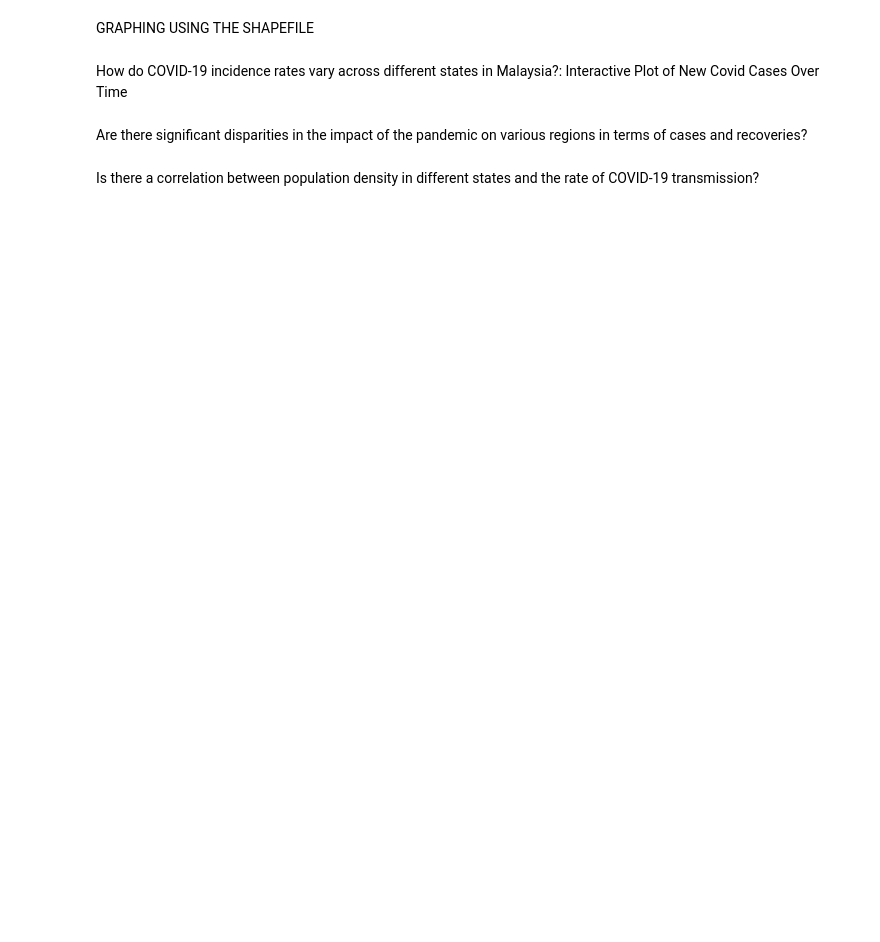
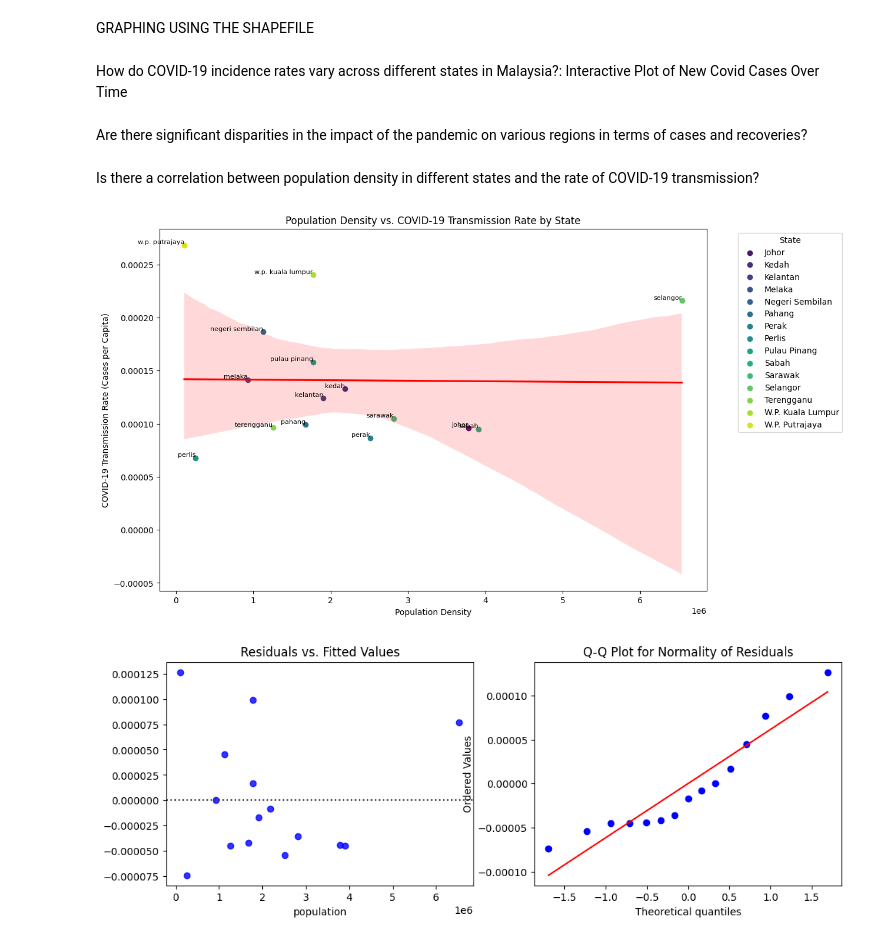
Before and after one commit to Fall23-DSCI-510/final-project-monabr4, a Jupyter notebook: results/graphing.ipynb, the cells around one changed output. Drawn from its saved outputs; the diff is of its cells as text; code cells hidden in the pictures; blank space fills up the shorter version.

```diff
--- a/results/graphing.ipynb
+++ b/results/graphing.ipynb
@@ -225,4 +193,47 @@ m.add_child(color_scale)
 m.save("/Users/mona/final-project-monabr4/results/recovered_rate_map.html")
 # %% [markdown]
 Is there a correlation between population density in different states and the rate of COVID-19 transmission?
+# %%
+selected_columns = ['state', 'population', 'cases_new_per_capita']
+data_to_plot = final_covid_data[selected_columns]
+
+mean_data = data_to_plot.groupby('state').mean()
+
+plt.figure(figsize=(12, 8))
+palette = sns.color_palette('viridis', len(mean_data))
+
+for i, (state, row) in enumerate(mean_data.iterrows()):
+    color = palette[i]
+    plt.scatter(row['population'], row['cases_new_per_capita'], color=color, marker='o', label=state)
+    plt.text(row['population'], row['cases_new_per_capita'], state.lower(), fontsize=8, ha='right', va='bottom')
+
+sns.regplot(x='population', y='cases_new_per_capita', data=mean_data, scatter=False, color='red')
+
+plt.title('Population Density vs. COVID-19 Transmission Rate by State')
+plt.xlabel('Population Density')
+plt.ylabel('COVID-19 Transmission Rate (Cases per Capita)')
+plt.legend(title='State', bbox_to_anchor=(1.05, 1), loc='upper left')
+
+
+plt.savefig('/Users/mona/final-project-monabr4/results/scatter_plot.png')
+plt.figure(figsize=(12, 4))
+
+# Residuals vs. Fitted Values (Homoscedasticity)
+plt.subplot(1, 2, 1)
+residuals = mean_data['cases_new_per_capita'] - sm.OLS(mean_data['cases_new_per_capita'], sm.add_constant(mean_data['population'])).fit().predict(sm.add_constant(mean_data['population']))
+sns.residplot(x=mean_data['population'], y=residuals, color='blue')
+plt.title('Residuals vs. Fitted Values')
+
+# Q-Q plot for Normality of Residuals
+plt.subplot(1, 2, 2)
+probplot(residuals, plot=plt)
+plt.title('Q-Q Plot for Normality of Residuals')
+
+
+plt.savefig('/Users/mona/final-project-monabr4/results/covid_plot_with_diagnostics.png')
+
+plt.show()
+# %% [output]
+[figure, added]
+[figure, added]
 # %%
```
Also changed, not shown: parts of 11 cells of this notebook, 3 other files.
